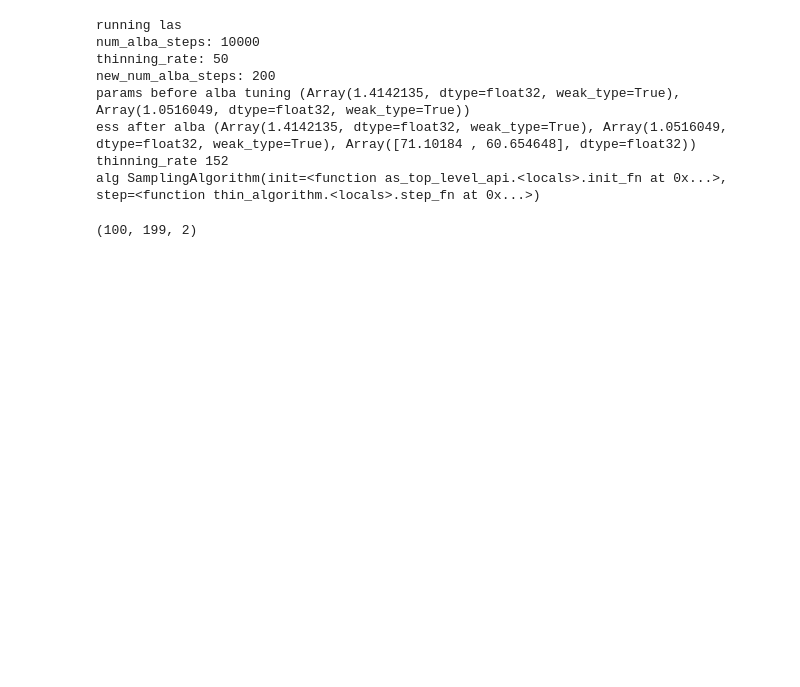
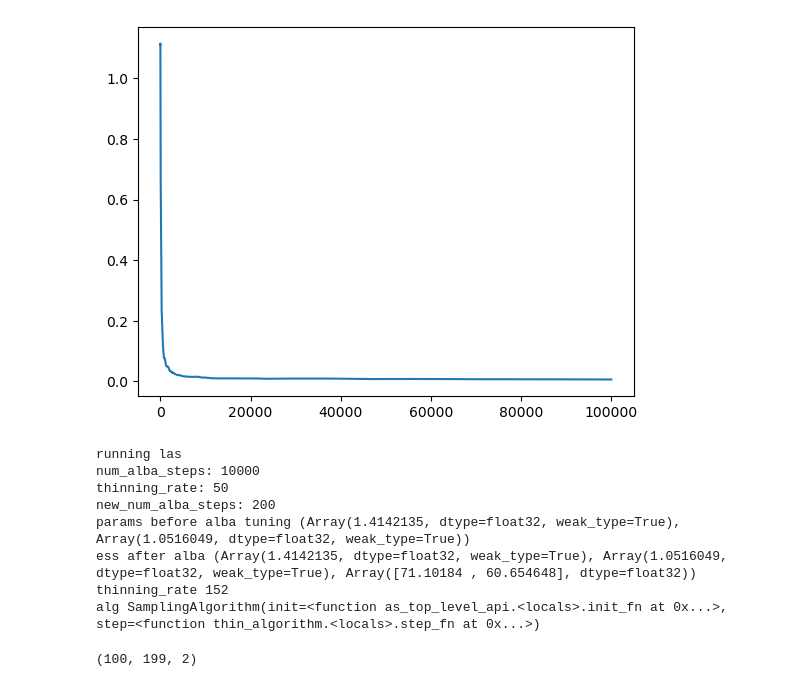
Before and after one commit to reubenharry/sampler-benchmarks, a Jupyter notebook: sampler-comparison/sampler_comparison/samplers/las.ipynb, the cells around one changed output. Saved outputs shown, nothing was run; the diff lists cells and outputs as text; code cells hidden in the pictures; blank space fills up the shorter version.

```diff
--- a/sampler-comparison/sampler_comparison/samplers/las.ipynb
+++ b/sampler-comparison/sampler_comparison/samplers/las.ipynb
@@ -163,2 +475,9 @@ plt.close()
 # %%
-# with fixed 1e-2 step size in adjusted phase:
+
+sampler = partial(unadjusted_mclmc,num_tuning_steps=10000, integrator_type='mclachlan', diagonal_preconditioning=False, desired_energy_var=5e-4)
+
+unadjusted_samples, metadata = sampler(return_samples=True)(
+        model=model,
+        num_steps=100000,
+        initial_position=jax.random.normal(jax.random.key(0), shape=(model.ndims,)),
+        key=jax.random.key(1))
@@ -165,3 +492,16 @@ plt.close()
+# %%
+unadjusted_error_at_each_step = get_standardized_squared_error(
+    unadjusted_samples[None, :, :],
+    f=model.sample_transformations["square"].fn,
+    E_f=model.sample_transformations["square"].ground_truth_mean,
+    Var_f=model.sample_transformations["square"].ground_truth_standard_deviation**2,
+    contract_fn=jnp.mean
+    )[0]
+
+plt.plot(unadjusted_error_at_each_step[:])
+plt.show()
+# %% [output]
+[figure, added]
 # %%
 from sampler_evaluation.models.gaussian_mams_paper import IllConditionedGaussian
 model = IllConditionedGaussian(ndims=2, condition_number=1, eigenvalues='log')
```
Also changed, not shown: parts of 14 cells of this notebook, 8 other files.
